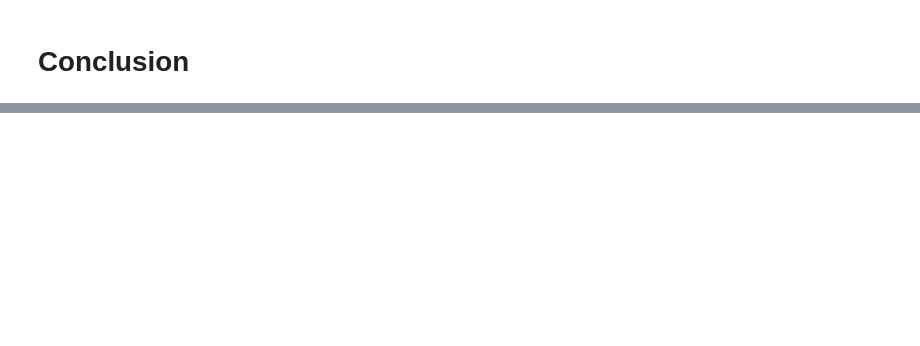
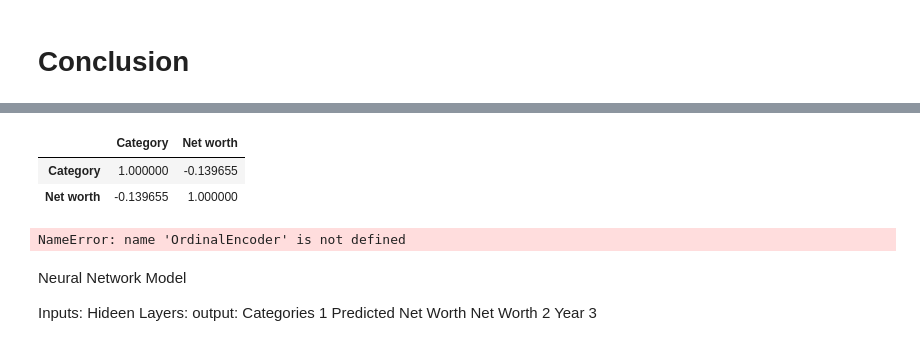
Before and after one commit to Adamdion/CMSE_202_Project, a Jupyter notebook: project/CMSE_202_project.ipynb, the cells around one changed output, grey strips where cells are left out. Drawn from its saved outputs; the diff is of its cells as text; code cells hidden in the pictures; blank space fills up the shorter version.

```diff
--- a/project/CMSE_202_project.ipynb
+++ b/project/CMSE_202_project.ipynb
@@ -153,0 +229,2 @@ new.head(20)
+# %%
+new = new.drop(columns = ['Quarter'])
@@ -153,0 +234,10 @@ new.head(20)
+# %%
+from sklearn.neural_network import MLPClassifier
+from sklearn.datasets import make_classification
+from sklearn.model_selection import train_test_split
+#X, y = make_classification(n_samples=100, random_state=1)
+X_train, X_test, y_train, y_test = train_test_split(new.iloc[:,0:2], new.iloc[:,2], stratify=new.iloc[:,2])
+clf = MLPClassifier(random_state=1, max_iter=10000).fit(X_train, y_train)
+clf.predict_proba(X_test[:1])
+clf.predict(X_test.iloc[1:,:])
+clf.score(X_test, y_test)
@@ -153,0 +274,6 @@ new.head(20)
+# %%
+corrmat = X_train.corr()
+# %% [output]
+|  | Category | Net worth |
+| Category | 1.000000 | -0.139655 |
+| Net worth | -0.139655 | 1.000000 |
@@ -153,0 +287,11 @@ new.head(20)
+# %%
+prep_inputs(X_train,y_train)
+# %% [output]
+NameError: name 'OrdinalEncoder' is not defined
+# %% [markdown]
+Neural Network Model
+
+Inputs:                     Hideen Layers:                output:
+    Categories              1                             Predicted Net Worth
+    Net Worth               2
+    Year                    3
```
Also changed, not shown: parts of 11 cells of this notebook.
